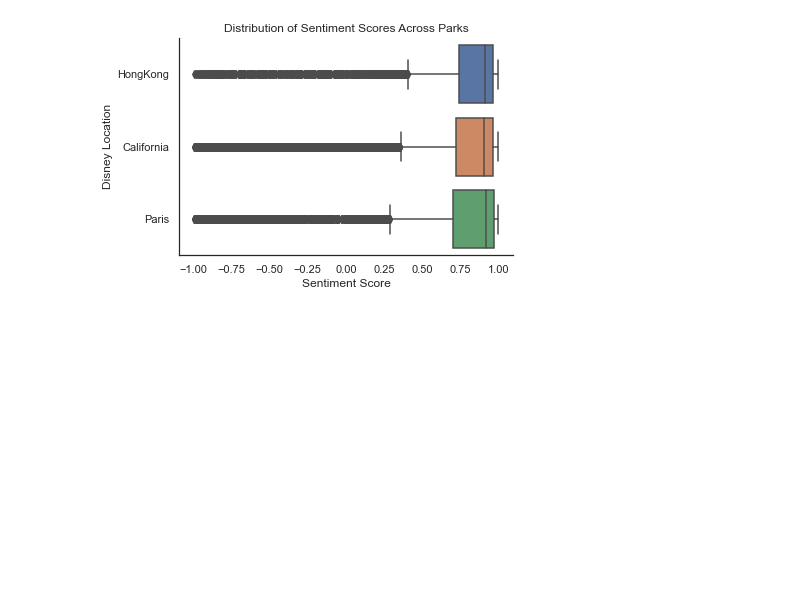
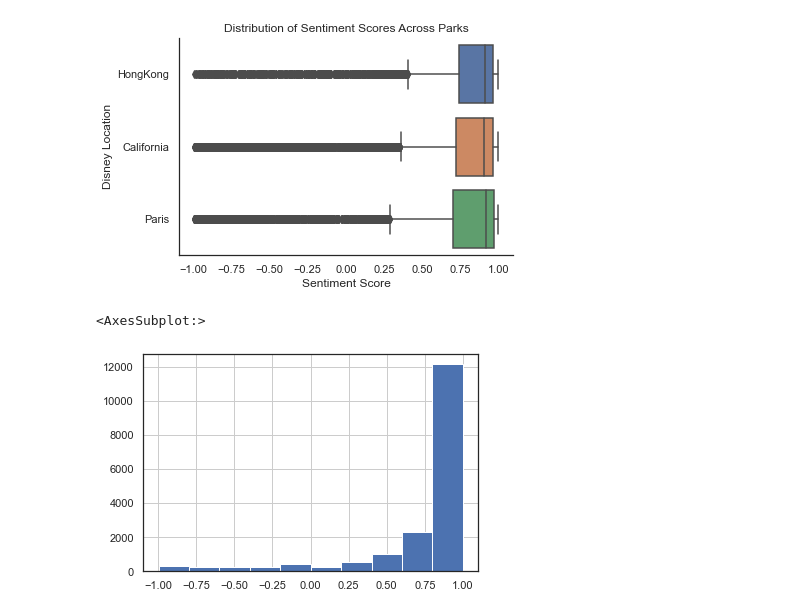
Before and after one commit to sandra-t-3282/Sentiment_Analysis_Disney_Parks_Reviews, a Jupyter notebook: NLP_vader_sentiment_analysis.ipynb, the cells around one changed output. Saved outputs shown, nothing was run; the diff lists cells and outputs as text; code cells hidden in the pictures; blank space fills up the shorter version.

```diff
--- a/NLP_vader_sentiment_analysis.ipynb
+++ b/NLP_vader_sentiment_analysis.ipynb
@@ -324,3 +305,9 @@ plt.xlabel('Sentiment Score')
 # %% [output]
 Text(0.5, 0, 'Sentiment Score')
 [figure]
+# %%
+# Distribution of Sentiment for everything Disney - California
+df_vader[df_vader.Branch=='California']['Sentiment_Score'].hist()
+# %% [output]
+<AxesSubplot:>
+[figure, added]
```
Also changed, not shown: parts of 20 cells of this notebook.
